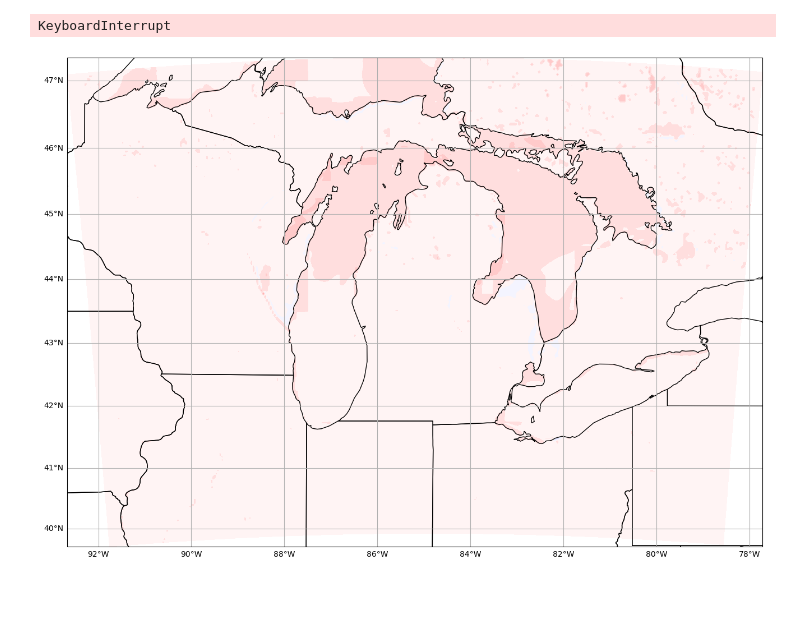
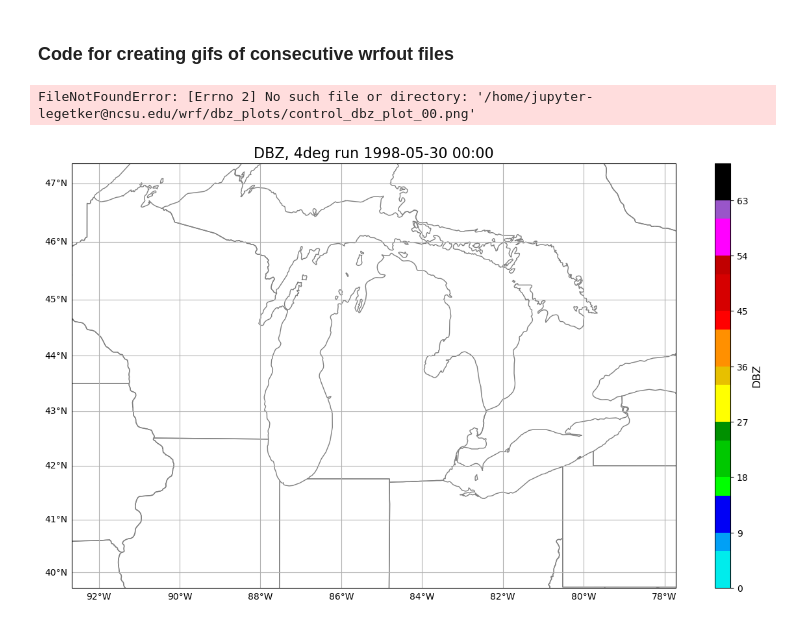
Before and after one commit to legetker/wrf_codes, a Jupyter notebook: wrf_gif.ipynb, the cells around one changed output. Drawn from its saved outputs; the diff is of its cells as text; code cells hidden in the pictures; blank space fills up the shorter version.

```diff
--- a/wrf_gif.ipynb
+++ b/wrf_gif.ipynb
@@ -1,3 +1,5 @@
+# %% [markdown]
+### Code for creating gifs of consecutive wrfout files
 # %%
 import numpy as np
 from netCDF4 import Dataset
@@ -86,7 +62,7 @@ def plot_maxmin_points(lon, lat, data, extrema, nsize, symbol, color='k',
 """
 Create DBZ loop
 """
-plots_dir = "/home/jupyter-legetker@ncsu.edu/wrf/dbz_plots/"
+plots_dir = "/home/jupyter-legetker@ncsu.edu/wrf_codes/dbz_plots/"
 control_files = glob.glob("/scratch/legetker/wdm_4deg_delta/wrfout_d02*")
 control_files = sorted(control_files)
 images = []
@@ -104,36 +80,39 @@ for i in range(len(control_files)):
     mdbz_ctrl = getvar(ctrl_data_step, "mdbz")
     #slp = getvar(ctrl_data_step, "slp")
     #smooth_slp = smooth2d(slp, 10, cenweight=4)
     #theta = getvar(ctrl_data_step, "th")
     #p_ctrl = getvar(ctrl_data_step, "pressure")
     mdbz_plot_ctrl = np.where(mdbz_ctrl > 0., mdbz_ctrl, "NaN")
     lats, lons = latlon_coords(mdbz_ctrl)
     fig = plt.figure(figsize=(12,12))
     ax = plt.axes(projection=ccrs.Mercator(central_longitude = 0))
     ax.add_feature(cfeature.STATES, edgecolor='gray')  #Add US states
     ax.add_feature(cfeature.COASTLINE, edgecolor='gray')  #Add coastlines
     cs = ax.contourf(lons, lats, mdbz_plot_ctrl, cmap = ctables.registry.get_colortable('NWSReflectivity'), transform=ccrs.PlateCarree(), levels = np.arange(0, 70, 3))
     #slp_c = ax.contour(lons, lats, smooth_slp, colors = 'black', transform=ccrs.PlateCarree(), levels = np.arange(980, 1030, 4))
     #ax.clabel(slp_c)
     #plot_maxmin_points(lons, lats, slp, 'min', 500, "L", color='red',
     #                   plotValue=True, transform=ccrs.PlateCarree())
     #ax.scatter(lon1, lat1, color = 'white', transform=ccrs.PlateCarree(), edgecolors = 'black')
     #ax.scatter(lon2, lat2, color = 'white', transform=ccrs.PlateCarree(), edgecolors = 'black')
     #ax.plot([lon1,lon2], [lat1, lat2], color = 'black', transform=ccrs.PlateCarree())
     cax = fig.add_axes([ax.get_position().x1+0.05,ax.get_position().y0,0.02,ax.get_position().height])  #You can change the numbers to move the colorbar.
     cbar = plt.colorbar(cs, cax = cax)
     gl = ax.gridlines(draw_labels=True, dms=True, x_inline=False, y_inline=False)
     gl.top_labels=False   # suppress top grid labels
     gl.right_labels=False # suppress right grid labels
     ax.set_title("DBZ, 4deg run " + titletime, fontsize = 16)
     cbar.set_label("DBZ", fontsize = 12)
     plt.savefig(plots_dir+plot_name, bbox_inches = "tight")
     plt.close()
     images.append(imageio.imread(plots_dir + plot_name + ".png"))
 imageio.mimsave('dbz_4deg.gif', images, duration=.5)
+# %% [output]
+FileNotFoundError: [Errno 2] No such file or directory: '/home/jupyter-legetker@ncsu.edu/wrf/dbz_plots/control_dbz_plot_00.png'
+[figure, added]
 # %%
 """
-Create LCL loop
+Create heat flux difference field loop
 """
 from scipy import signal
 ctrl_dir = "/home/jupyter-legetker@ncsu.edu/wrf/ctrl_plots/"
@@ -199,6 +178,3 @@ for i in range(len(control_files)):
 
     """
 imageio.mimsave('hfx_diff.gif', images_ctrl, duration=.5)
-# %% [output]
-KeyboardInterrupt
-[figure, removed]
```
Also changed, not shown: parts of 1 cell of this notebook, 2 other files.
